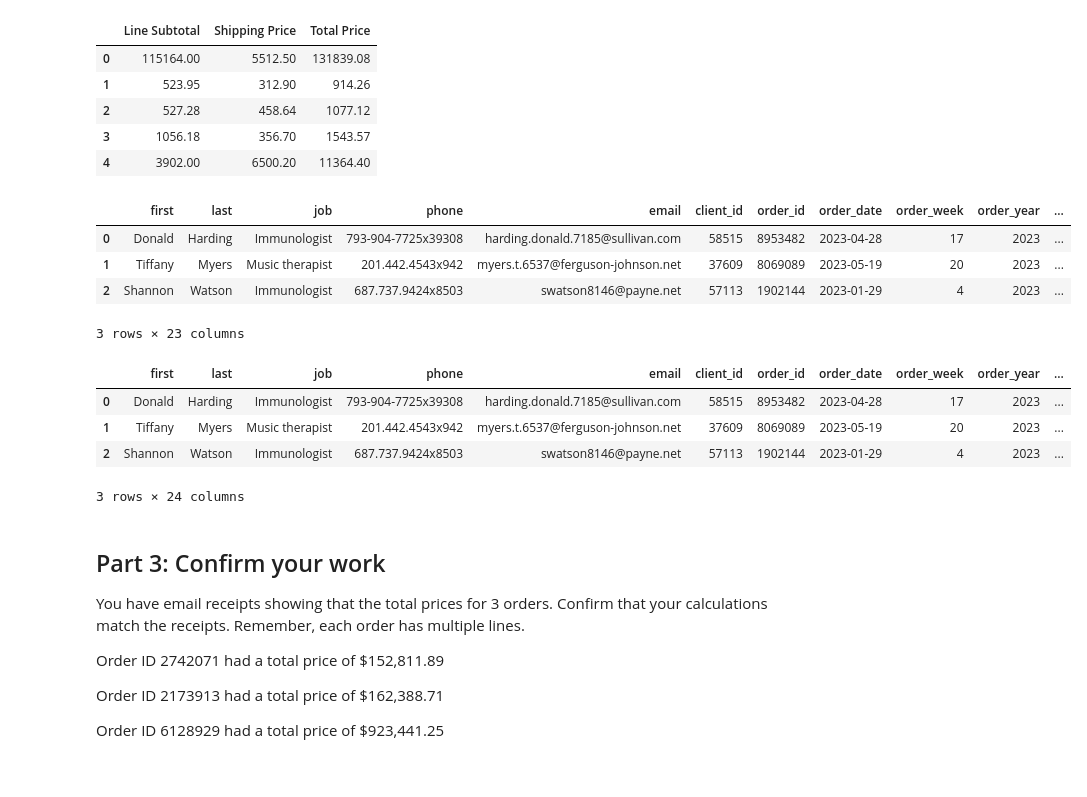
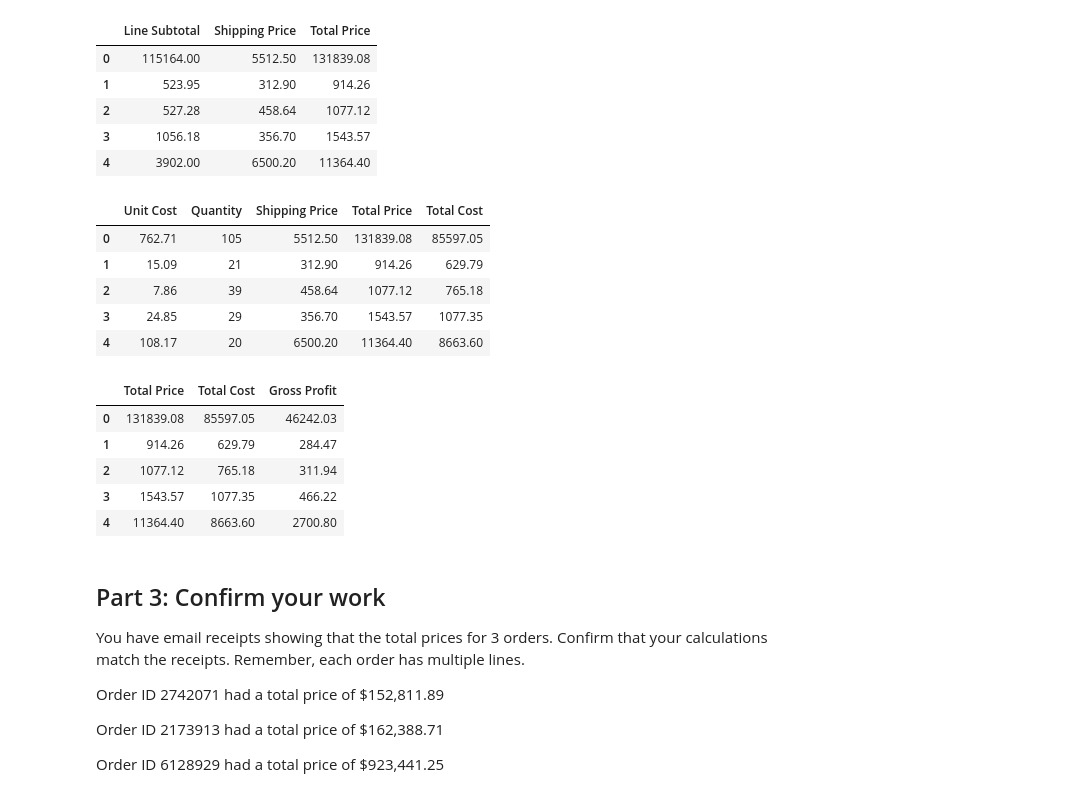
Before and after one commit to SAG-GithubApprentice/pandas-challenge-1, a Jupyter notebook: module_4_challenge.ipynb, the cells around one changed output. Drawn from its saved outputs; the diff is of its cells as text; code cells hidden in the pictures.

```diff
--- a/module_4_challenge.ipynb
+++ b/module_4_challenge.ipynb
@@ -203,24 +265,44 @@ df[select_columns_c].head()
 # %%
 # Create a column for the cost
 # of each line using unit cost, qty, and
 # shipping price (assume the shipping cost
 # is exactly what is charged to the client).
-# (NTS: I need to figure out the profit?, REMOVE THIS COMMENT LINE BEFORE TURNING IT IN!)
+
+# Created a column 'Total Cost' for each line multiplying 'Unit Cost' with 'Quantity',
+# and adding 'Shipping Price." Then rounded output data to 2 decimals.
+df['Total Cost'] = (df['Unit Cost'] * df['Quantity'] + df['Shipping Price']).round(2)
+
+# Selected relevant columns for display.
+select_columns_d = ['Unit Cost', 'Quantity', 'Shipping Price', 'Total Price', 'Total Cost']
+
+# Displayed the first few rows with the selected columns.
+df[select_columns_d].head()
 # %% [output]
-|  | first | last | job | phone | email | client_id | order_id | order_date | order_week | order_year | ... |
-| 0 | Donald | Harding | Immunologist | 793-904-7725x39308 | harding.donald.7185@sullivan.com | 58515 | 8953482 | 2023-04-28 | 17 | 2023 | ... |
-| 1 | Tiffany | Myers | Music therapist | 201.442.4543x942 | myers.t.6537@ferguson-johnson.net | 37609 | 8069089 | 2023-05-19 | 20 | 2023 | ... |
-| 2 | Shannon | Watson | Immunologist | 687.737.9424x8503 | swatson8146@payne.net | 57113 | 1902144 | 2023-01-29 | 4 | 2023 | ... |
+|  | Unit Cost | Quantity | Shipping Price | Total Price | Total Cost |
+| 0 | 762.71 | 105 | 5512.50 | 131839.08 | 85597.05 |
+| 1 | 15.09 | 21 | 312.90 | 914.26 | 629.79 |
+| 2 | 7.86 | 39 | 458.64 | 1077.12 | 765.18 |
+| 3 | 24.85 | 29 | 356.70 | 1543.57 | 1077.35 |
+| 4 | 108.17 | 20 | 6500.20 | 11364.40 | 8663.60 |
-3 rows × 23 columns
 # %%
 # Create a column for the profit of
 # each line using line cost and line price
+
+# Created a column, 'Gross Profit' for each line using 'Total Price' to subtract 'Total Cost.'
+df['Gross Profit'] = (df['Total Price'] - df['Total Cost']).round(2)
+
+# Selected relevant columns for display.
+select_columns_e = ['Total Price', 'Total Cost', 'Gross Profit']
+
+# Displayed the first 5 rows of the selected columns.
+df[select_columns_e].head()
 # %% [output]
-|  | first | last | job | phone | email | client_id | order_id | order_date | order_week | order_year | ... |
-| 0 | Donald | Harding | Immunologist | 793-904-7725x39308 | harding.donald.7185@sullivan.com | 58515 | 8953482 | 2023-04-28 | 17 | 2023 | ... |
-| 1 | Tiffany | Myers | Music therapist | 201.442.4543x942 | myers.t.6537@ferguson-johnson.net | 37609 | 8069089 | 2023-05-19 | 20 | 2023 | ... |
-| 2 | Shannon | Watson | Immunologist | 687.737.9424x8503 | swatson8146@payne.net | 57113 | 1902144 | 2023-01-29 | 4 | 2023 | ... |
+|  | Total Price | Total Cost | Gross Profit |
+| 0 | 131839.08 | 85597.05 | 46242.03 |
+| 1 | 914.26 | 629.79 | 284.47 |
+| 2 | 1077.12 | 765.18 | 311.94 |
+| 3 | 1543.57 | 1077.35 | 466.22 |
+| 4 | 11364.40 | 8663.60 | 2700.80 |
-3 rows × 24 columns
 # %% [markdown]
 ## Part 3: Confirm your work
 You have email receipts showing that the total prices for 3 orders. Confirm that your calculations match the receipts. Remember, each order has multiple lines.
```
Also changed, not shown: parts of 20 cells of this notebook.
